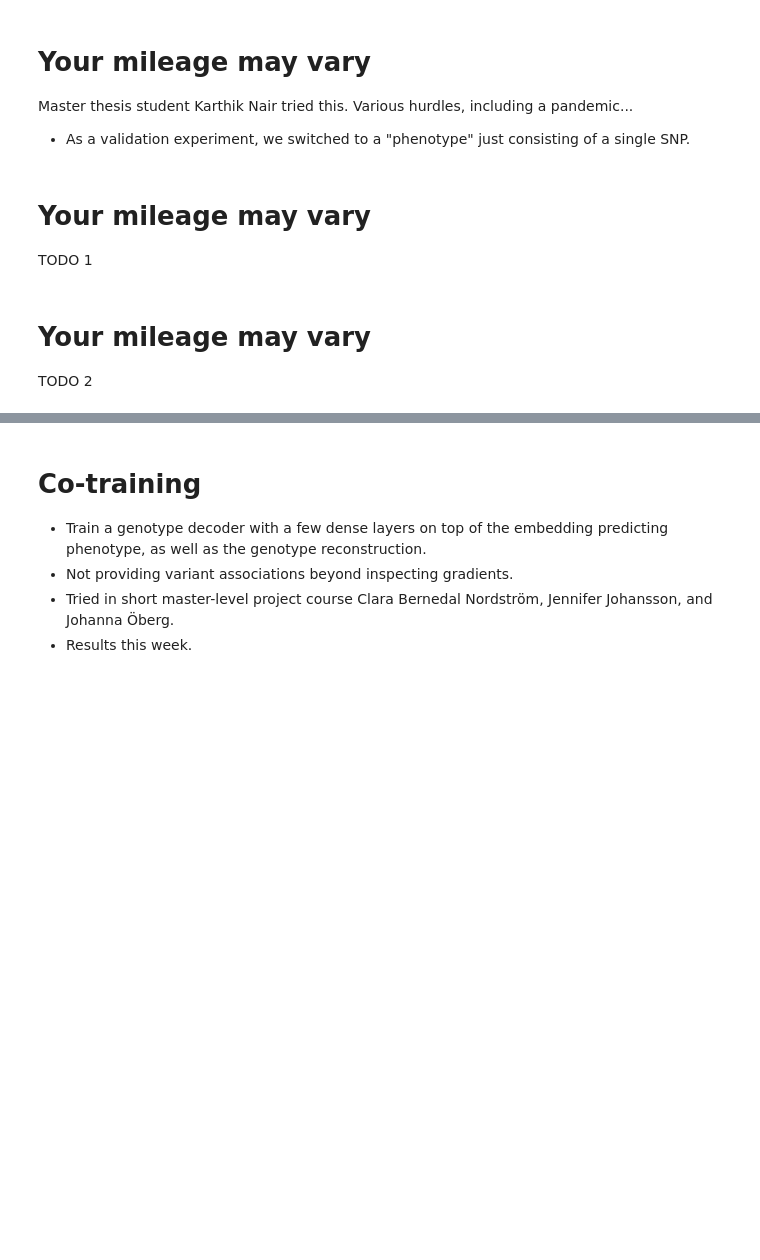
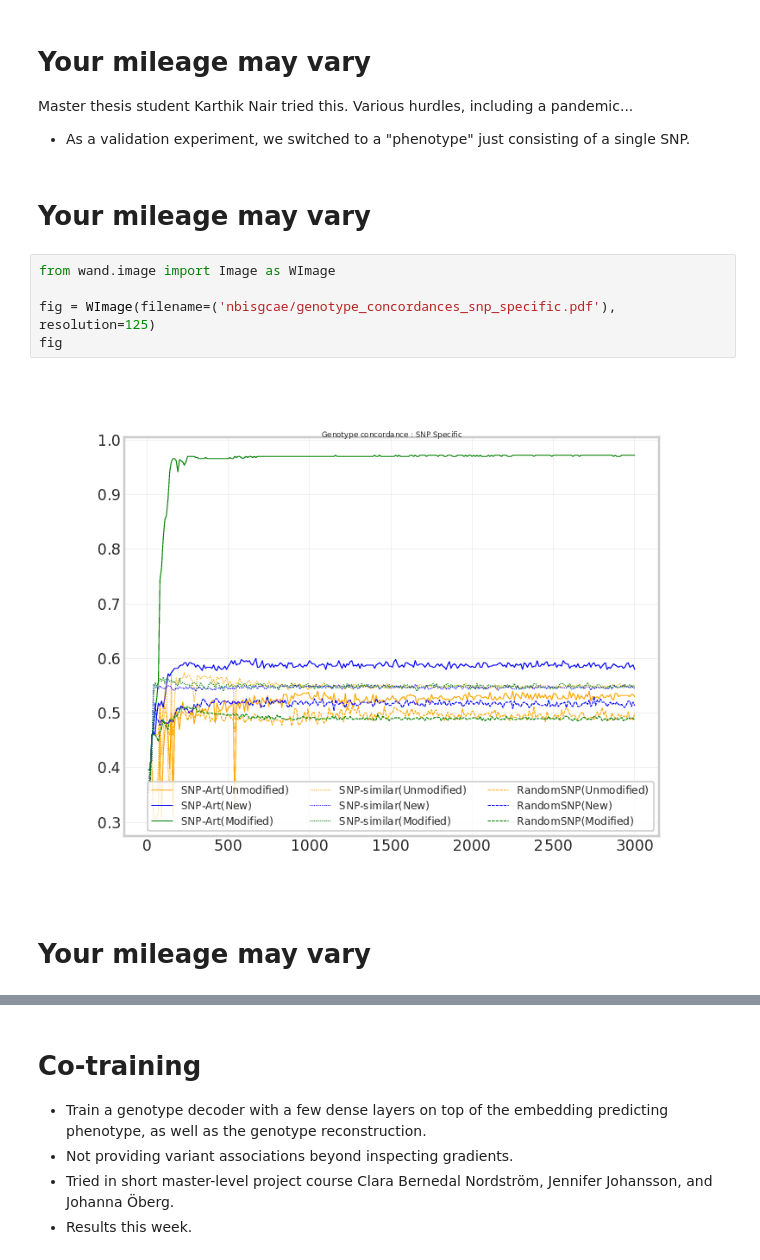
Before and after one commit to NBISweden/workshop-neural-nets-and-deep-learning, a Jupyter notebook: session_gcae/lecture.ipynb, the cells around one changed output, grey strips where cells are left out. Drawn from its saved outputs; the diff is of its cells as text; blank space fills up the shorter version.

```diff
--- a/session_gcae/lecture.ipynb
+++ b/session_gcae/lecture.ipynb
@@ -268,7 +276,12 @@ Master thesis student Karthik Nair tried this. Various hurdles, including a pand
 * As a validation experiment, we switched to a "phenotype" just consisting of a single SNP.
 # %% [markdown]
 # Your mileage may vary
-TODO 1
+# %%
+from wand.image import Image as WImage
+
+fig = WImage(filename=('nbisgcae/genotype_concordances_snp_specific.pdf'), resolution=125)
+fig
+# %% [output]
+[figure, added]
 # %% [markdown]
 # Your mileage may vary
-TODO 2
```
Also changed, not shown: parts of 13 cells of this notebook, 7 other files.
